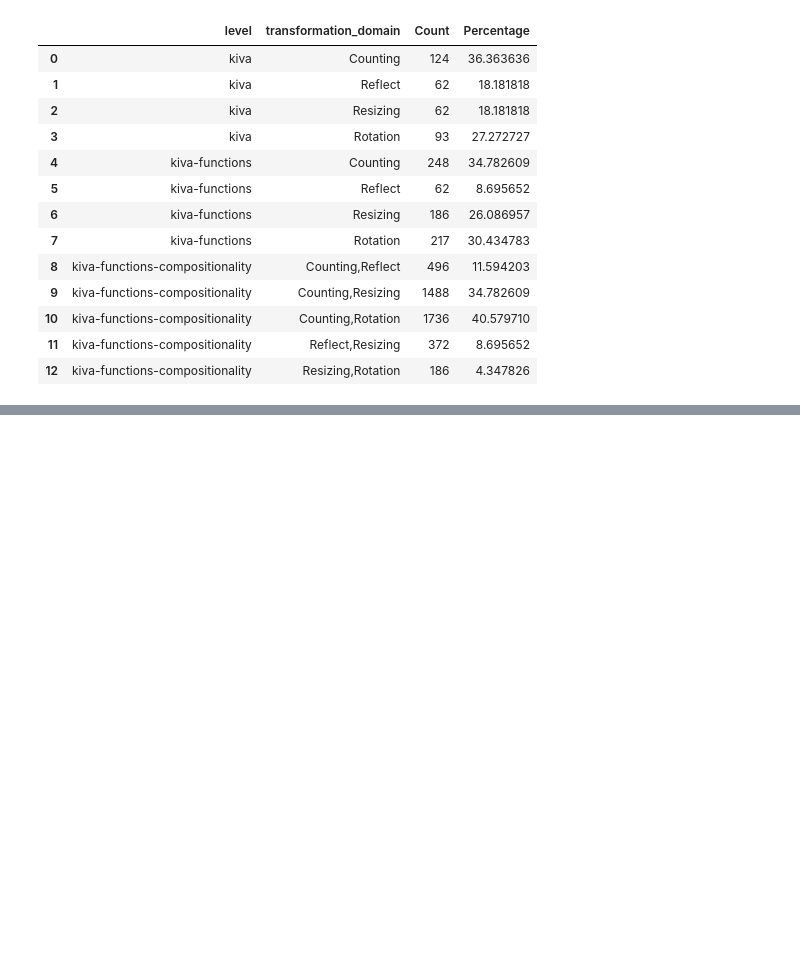
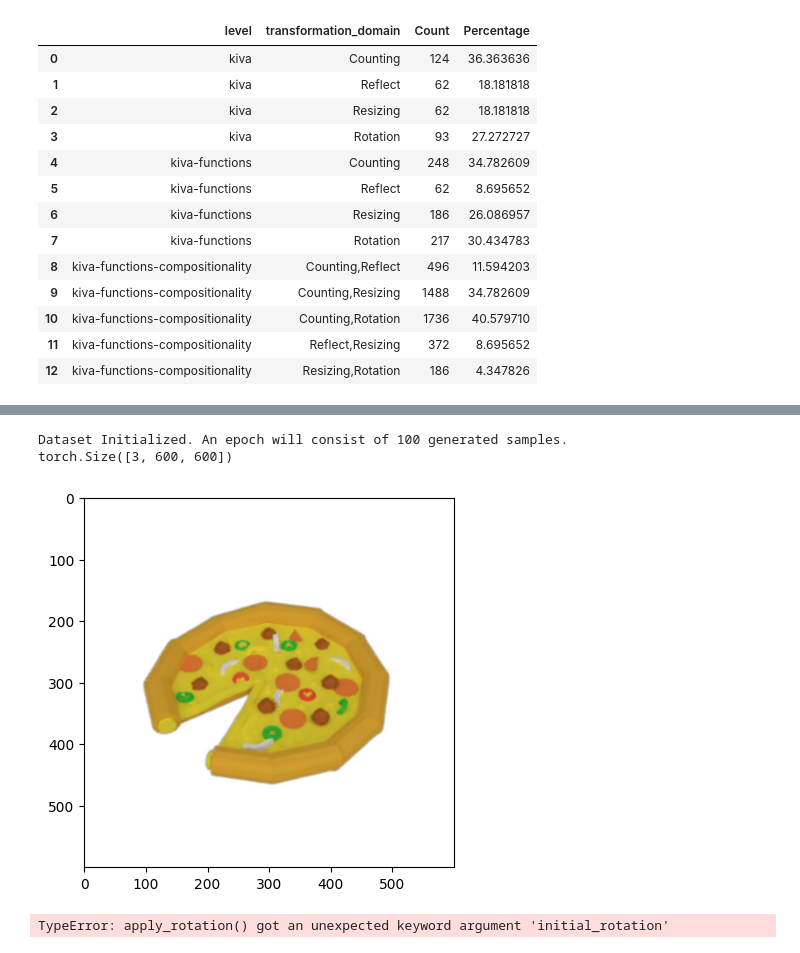
Before and after one commit to jsalvasoler/kiva-iccv, a Jupyter notebook: notebook/data_analysis.ipynb, the cells around one changed output, grey strips where cells are left out. Drawn from its saved outputs; the diff is of its cells as text; code cells hidden in the pictures; blank space fills up the shorter version.

```diff
--- a/notebook/data_analysis.ipynb
+++ b/notebook/data_analysis.ipynb
@@ -205,0 +237,44 @@ Clipping input data to the valid range for imshow with RGB data ([0..1] for floa
+# %%
+## DEBUG Rotation
+if apply_rotation in sys.modules:
+    del sys.modules["apply_rotation"]
+import sys
+sys.path.insert(0, "/home/ubuntu/kiva-iccv/kiva-iccv")
+from utils.dataset.transformations_kiva_adults import apply_rotation
+from on_the_fly_dataset import OnTheFlyKiVADataset
+
+DATA_DIR = "/home/ubuntu/kiva-iccv/data/KiVA/untransformed objects"
+kiva_dataset = OnTheFlyKiVADataset(
+    data_dir=DATA_DIR,
+    distribution_config={"kiva-functions-Rotation": 1},
+    epoch_length=100,  # smaller epoch for quick demo
+)
+
+img = kiva_dataset._load_random_images(1, ["Rotation"])[0]
+
+# sizes and display
+print(img.shape)
+# display
+import matplotlib.pyplot as plt
+plt.imshow(img.permute(1, 2, 0))
+plt.show()
+
+# apply rotation with angle "+0"
+original_img, rotated_img, start_angle, correct_angle = apply_rotation(img, "+45", type="train", initial_rotation="+0")
+
+rotated_img = img
+print(rotated_img.shape)
+# display
+plt.imshow(rotated_img.permute(1, 2, 0))
+plt.show()
+
+import torch
+# Since torch.allclose is False, let's print how they are different.
+# Shapes are the same, so plot the vector of differences.
+diff = (rotated_img.float() - img.float())
+plt.imshow(diff.permute(1, 2, 0))
+# %% [output]
+Dataset Initialized. An epoch will consist of 100 generated samples.
+torch.Size([3, 600, 600])
+[figure, added]
+TypeError: apply_rotation() got an unexpected keyword argument 'initial_rotation'
```
Also changed, not shown: parts of 2 cells of this notebook.
